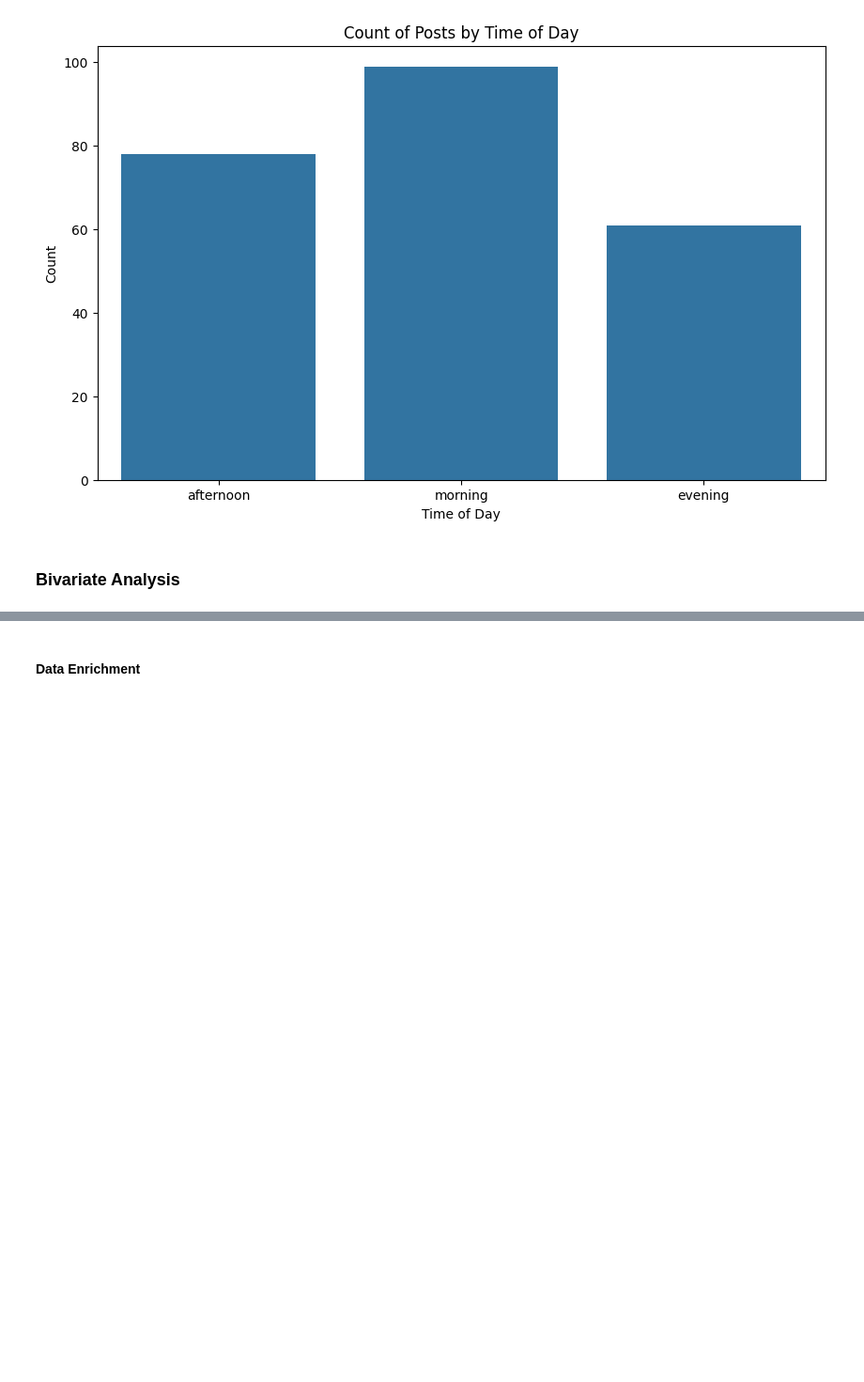
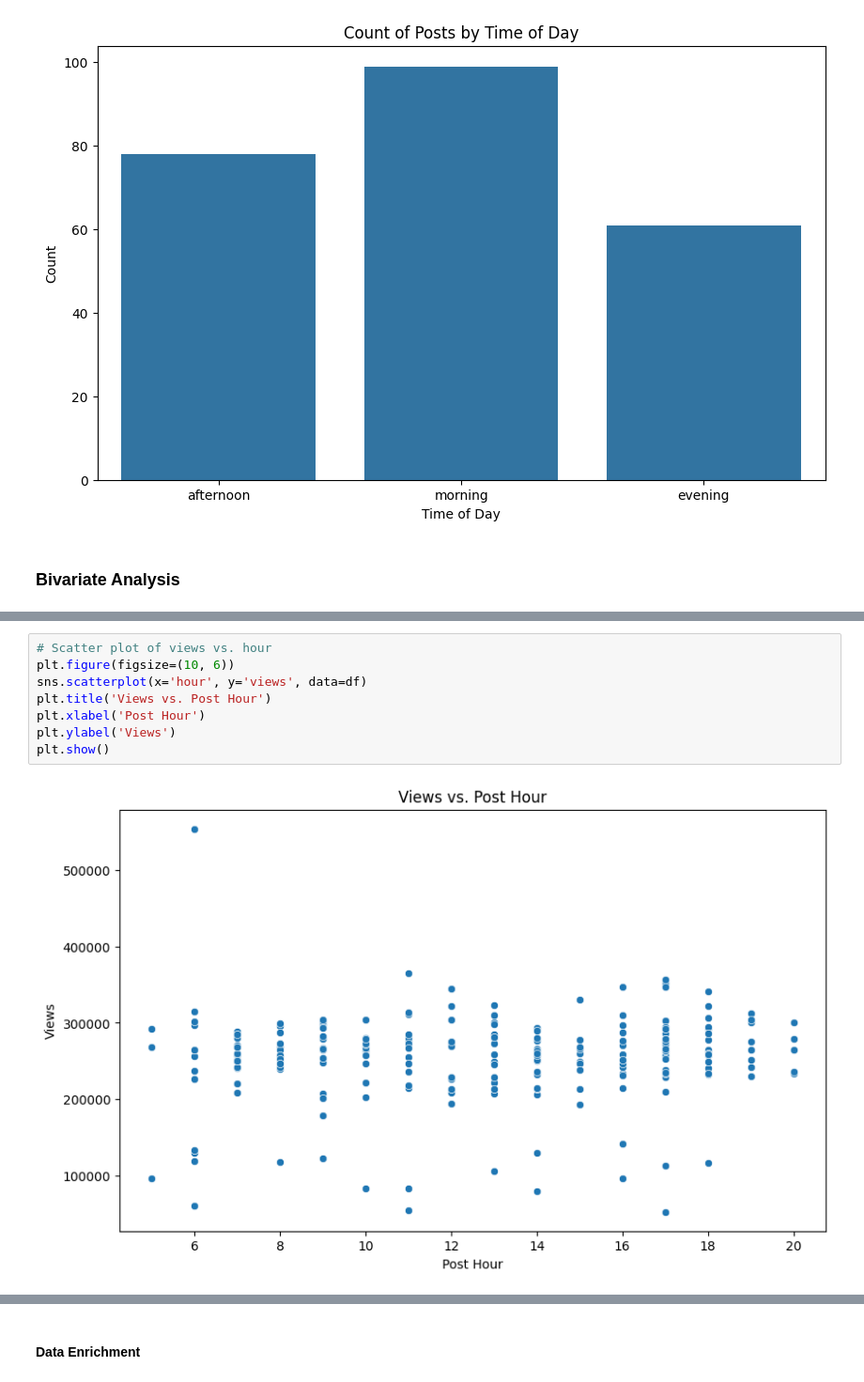
Before and after one commit to matidesalegn/Marketing-Analytics, a Jupyter notebook: notebooks/EDA.ipynb, the cells around one changed output, grey strips where cells are left out. Shown at 94% size. Drawn from its saved outputs; the diff is of its cells as text; blank space fills up the shorter version.

```diff
--- a/notebooks/EDA.ipynb
+++ b/notebooks/EDA.ipynb
@@ -226 +256,11 @@ plt.show()
+# %%
+# Scatter plot of views vs. hour
+plt.figure(figsize=(10, 6))
+sns.scatterplot(x='hour', y='views', data=df)
+plt.title('Views vs. Post Hour')
+plt.xlabel('Post Hour')
+plt.ylabel('Views')
+plt.show()
+# %% [output]
+[figure, added]
 # %%
```
Also changed, not shown: parts of 8 cells of this notebook.
